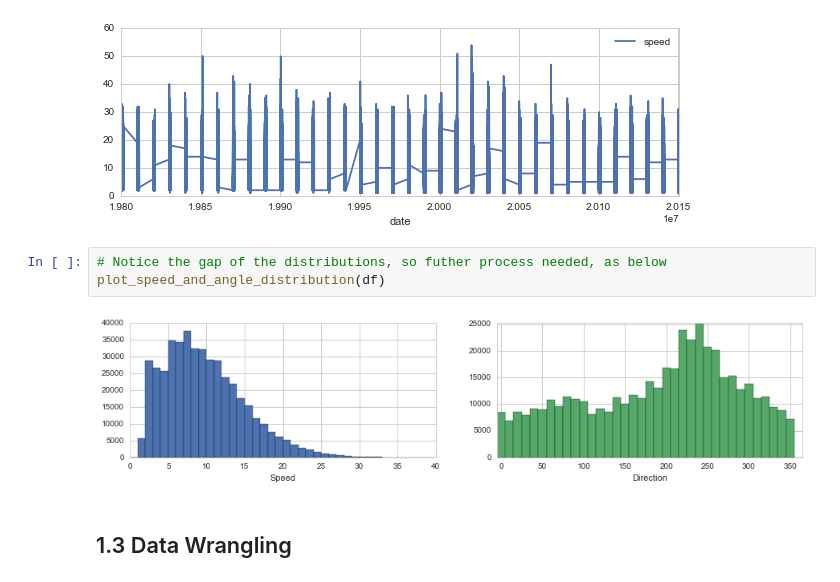
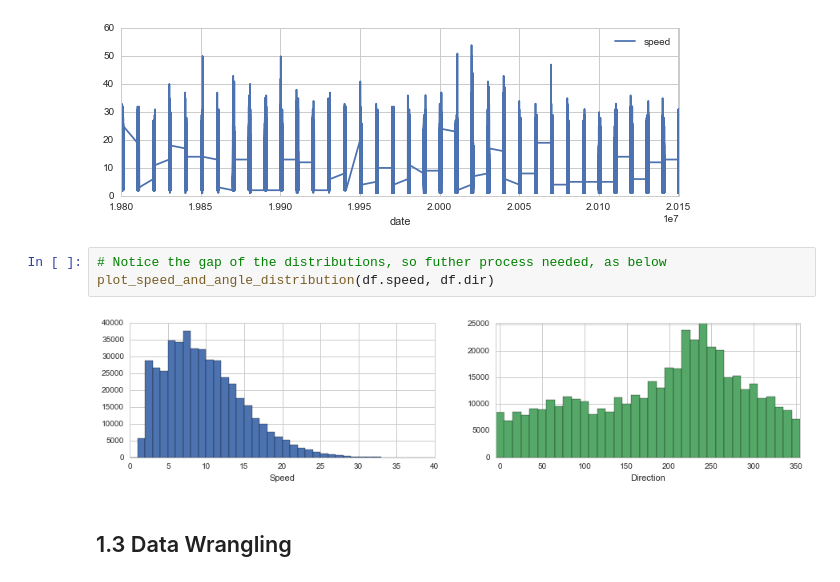
Before and after one commit to cqcn1991/Wind-Speed-Analysis, a Jupyter notebook: time_shift.ipynb, the cells around one changed output. Cells and saved outputs as stored; diff of their text form.

```diff
--- a/time_shift.ipynb
+++ b/time_shift.ipynb
@@ -164,9 +175,9 @@ df['speed'].plot(legend=True,figsize=(10,3), grid=True)
 [figure]
 # %%
 # Notice the gap of the distributions, so futher process needed, as below
-plot_speed_and_angle_distribution(df)
+plot_speed_and_angle_distribution(df.speed, df.dir)
 # %% [output]
-[figure, old version]
+[figure, new version]
 # %% [markdown]
 ## 1.3 Data Wrangling
 # %% [markdown]
```
Also changed, not shown: parts of 42 cells of this notebook, 10 other files.
